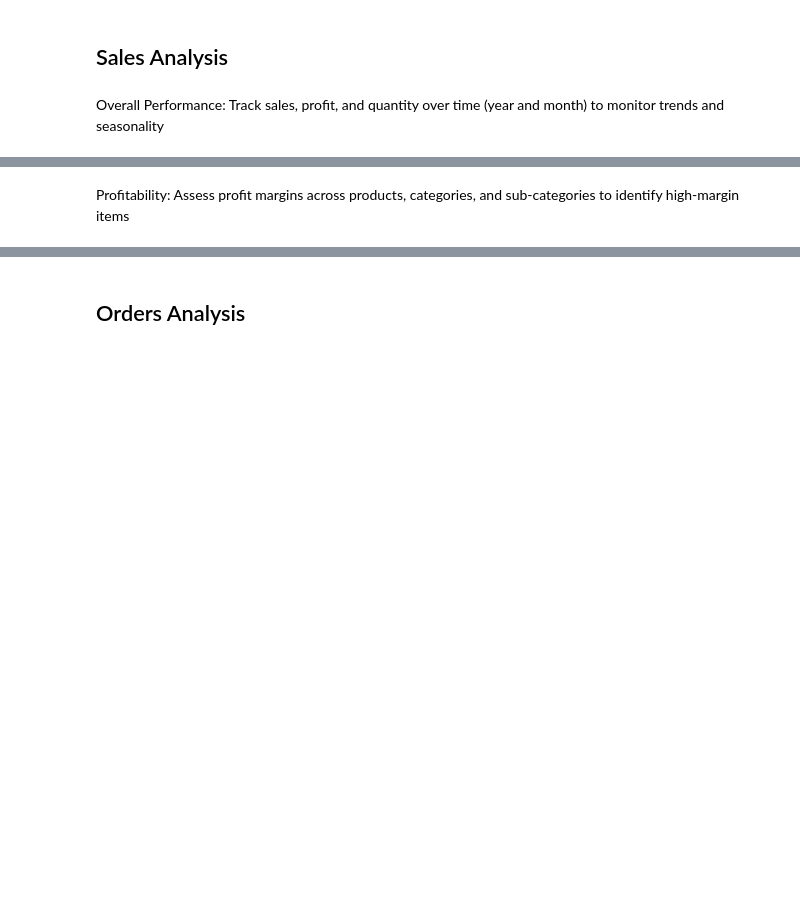
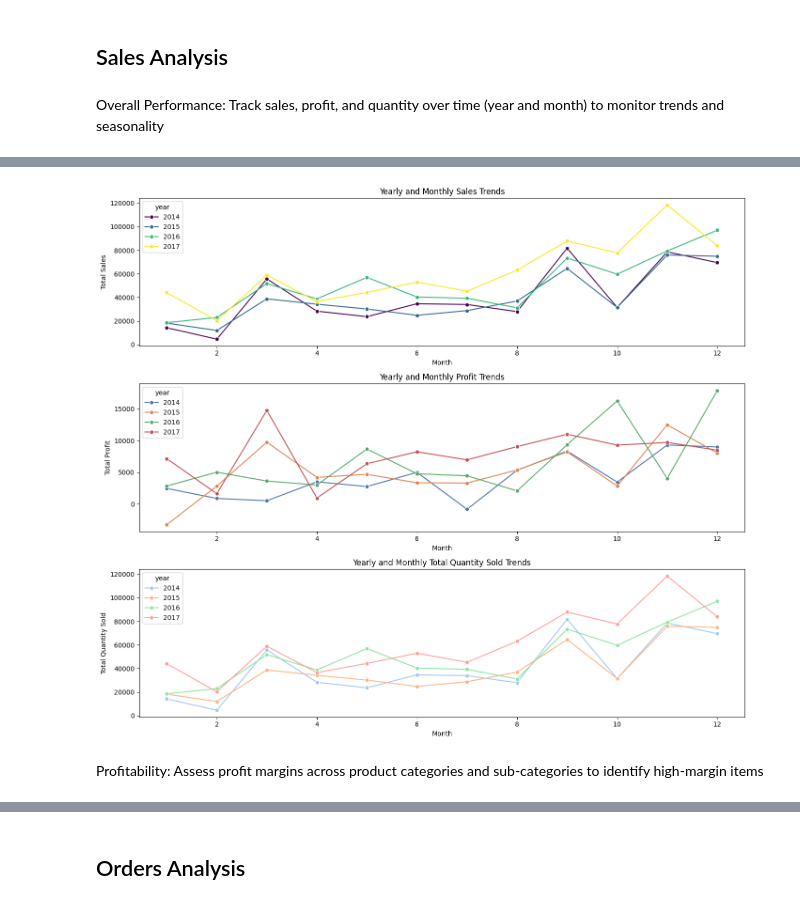
Before and after one commit to markcelemen/sales-performance-dashboard, a Jupyter notebook: eda.ipynb, the cells around one changed output, grey strips where cells are left out. Drawn from its saved outputs; the diff is of its cells as text; code cells hidden in the pictures; blank space fills up the shorter version.

Commit message:
feat: add sales analysis

```diff
--- a/eda.ipynb
+++ b/eda.ipynb
@@ -422,0 +435,5 @@ Overall Performance: Track sales, profit, and quantity over time (year and mont
+# %%
+results = cursor.fetchall()
+df = pd.DataFrame(results, columns=['year', 'month', 'total_sales', 'total_profit', 'total_qty'])
+
+df.head()
@@ -423,2 +447,24 @@ Overall Performance: Track sales, profit, and quantity over time (year and mont
+# %%
+fig, axes = plt.subplots(3,1, figsize=(14,12))
+
+sns.lineplot(ax=axes[0], data=df, x='month', y='total_sales', hue='year', palette='viridis', marker='o')
+axes[0].set_title('Yearly and Monthly Sales Trends')
+axes[0].set_xlabel('Month')
+axes[0].set_ylabel('Total Sales')
+
+sns.lineplot(ax=axes[1], data=df, x='month', y='total_profit', hue='year', palette='deep', marker='o')
+axes[1].set_title('Yearly and Monthly Profit Trends')
+axes[1].set_xlabel('Month')
+axes[1].set_ylabel('Total Profit')
+
+sns.lineplot(ax=axes[2], data=df, x='month', y='total_sales', hue='year', palette='pastel', marker='o')
+axes[2].set_title('Yearly and Monthly Total Quantity Sold Trends')
+axes[2].set_xlabel('Month')
+axes[2].set_ylabel('Total Quantity Sold')
+
+plt.tight_layout()
+plt.show()
+# %% [output]
+[figure, added]
 # %% [markdown]
-Profitability: Assess profit margins across products, categories, and sub-categories to identify high-margin items
+Profitability: Assess profit margins across product categories and sub-categories to identify high-margin items
```
Also changed, not shown: parts of 11 cells of this notebook.
